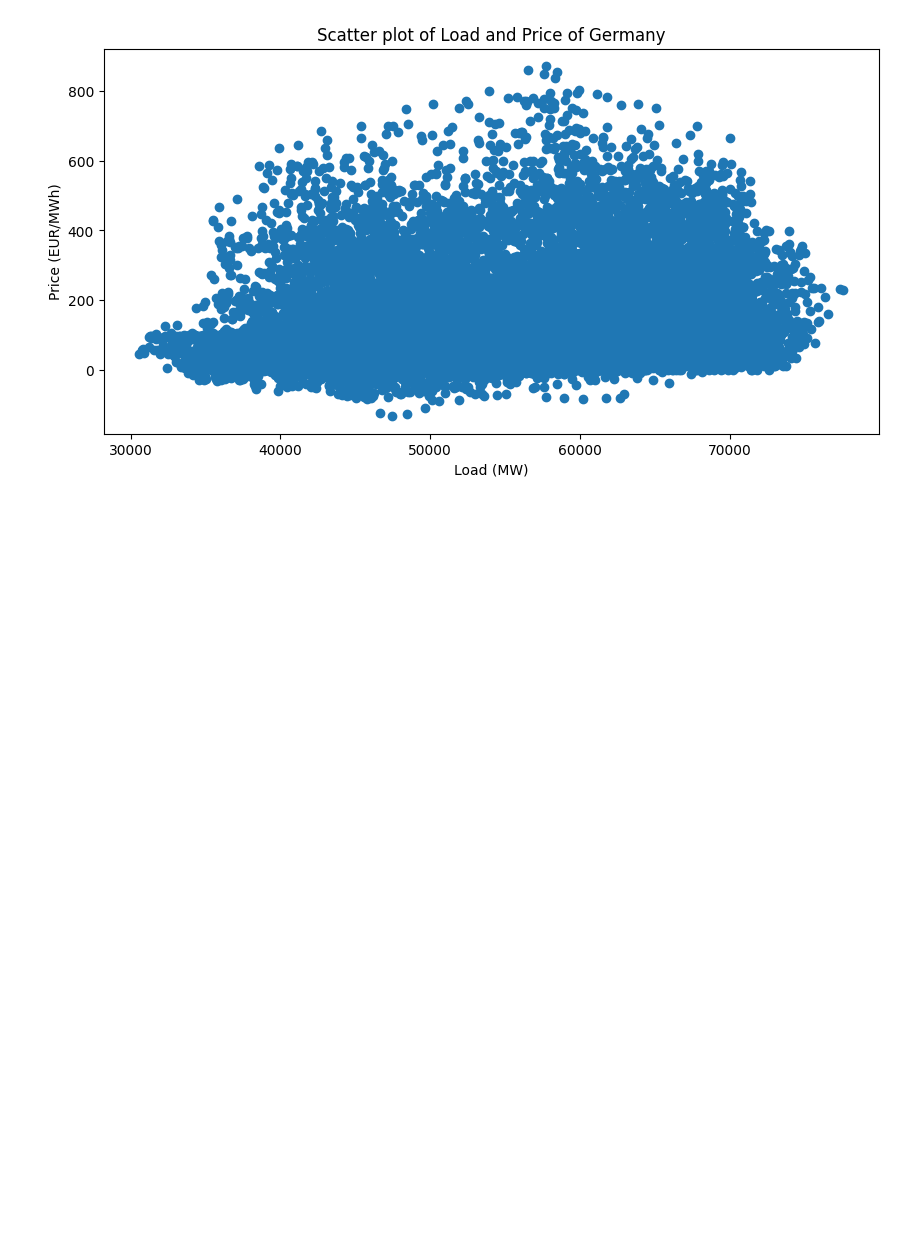
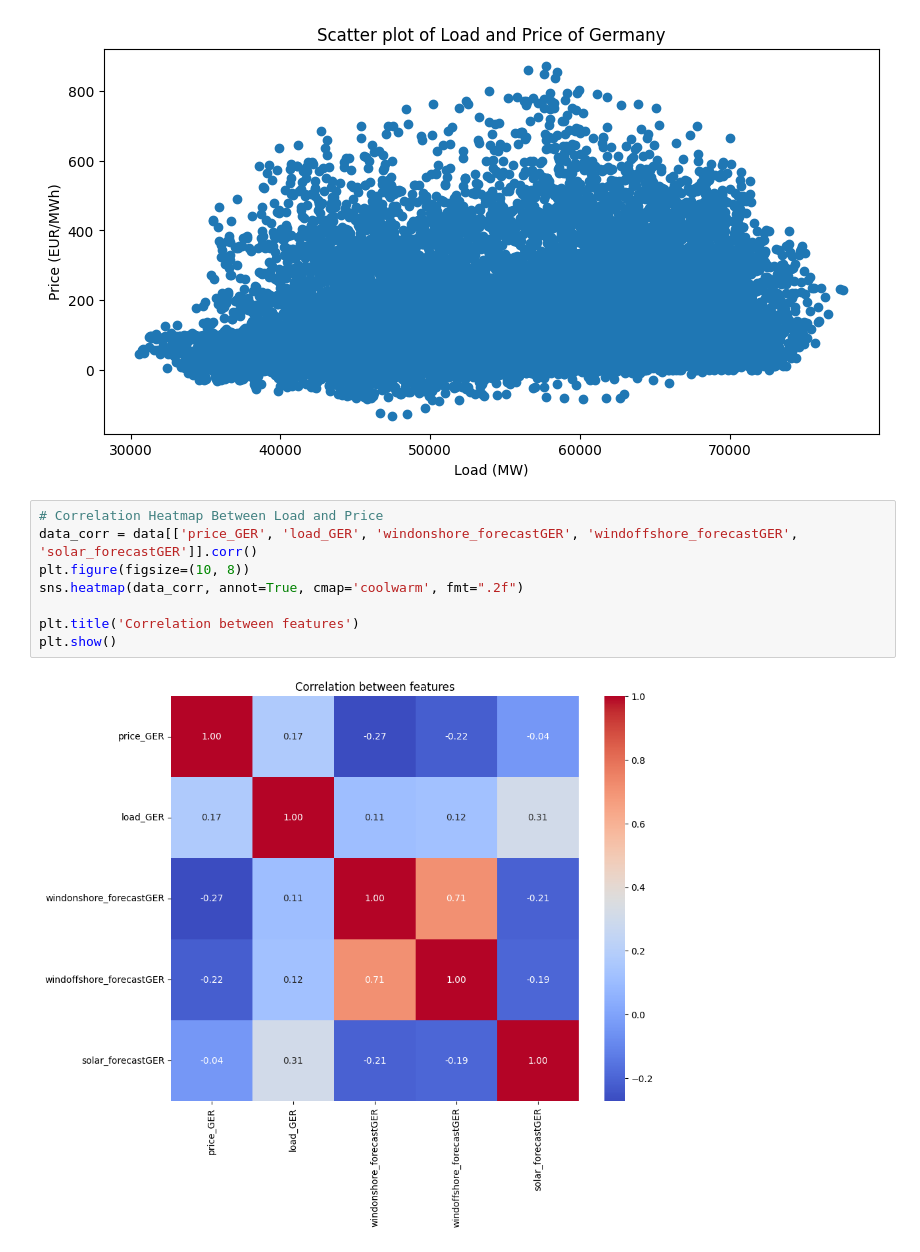
Before and after one commit to Linkschris/AdvancedBA, a Jupyter notebook: final_project/submission_notebook.ipynb, the cells around one changed output. Cells and saved outputs as stored; diff of their text form; blank space fills up the shorter version.

```diff
--- a/final_project/submission_notebook.ipynb
+++ b/final_project/submission_notebook.ipynb
@@ -103,3 +131,13 @@ ax.set_ylabel('Price (EUR/MWh)')
 plt.show()
 # %% [output]
 [figure]
+# %%
+# Correlation Heatmap Between Load and Price
+data_corr = data[['price_GER', 'load_GER', 'windonshore_forecastGER', 'windoffshore_forecastGER', 'solar_forecastGER']].corr()
+plt.figure(figsize=(10, 8))
+sns.heatmap(data_corr, annot=True, cmap='coolwarm', fmt=".2f")
+
+plt.title('Correlation between features')
+plt.show()
+# %% [output]
+[figure, added]
```
Also changed, not shown: parts of 15 cells of this notebook, 2 other files.
